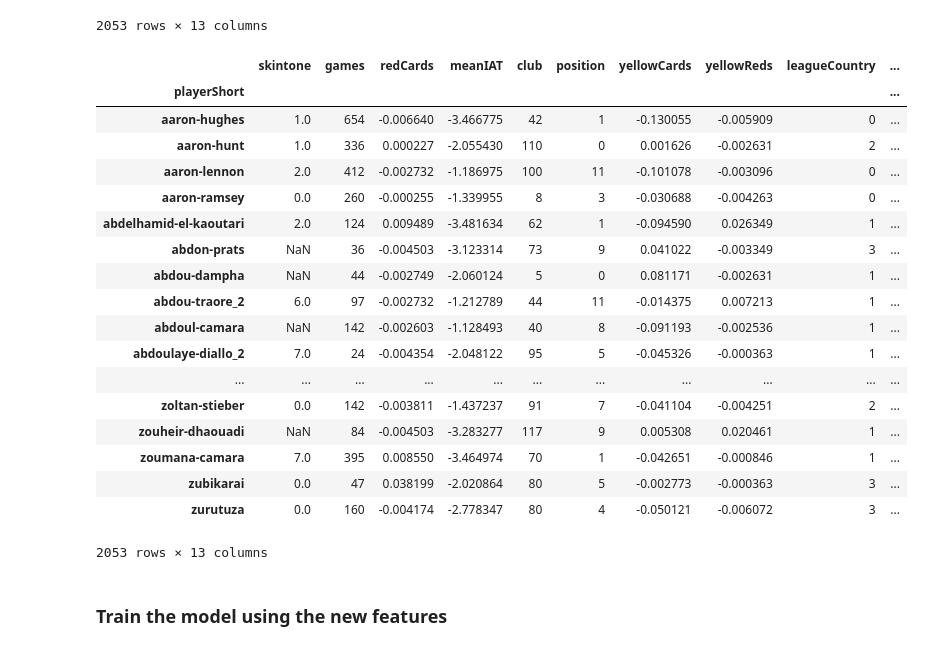
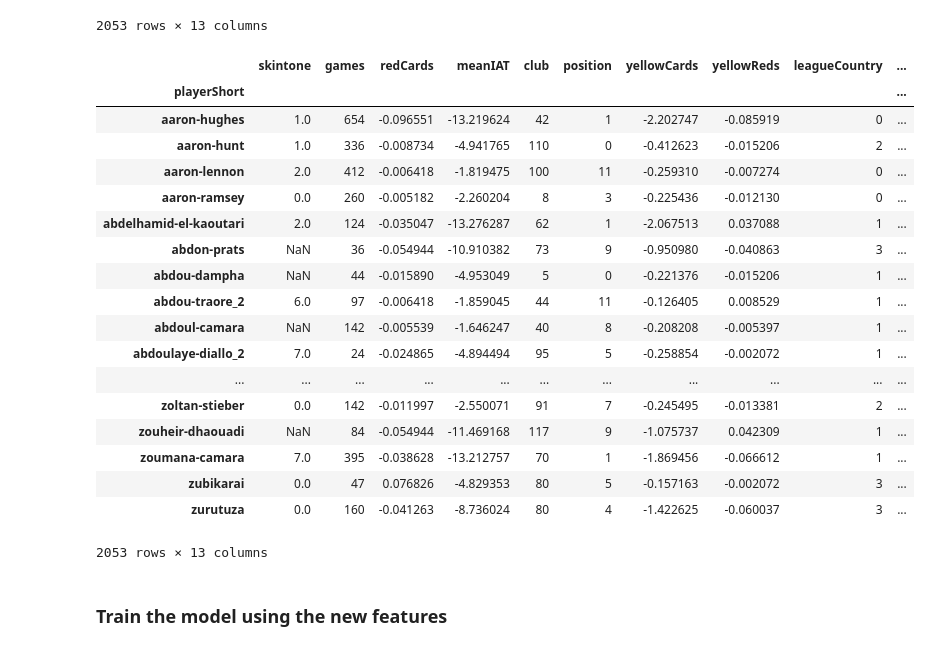
Before and after one commit to fdevillard/ada-homeworks, a Jupyter notebook: 04 - Applied ML/flo-skin-analysis.ipynb, the cells around one changed output. Saved outputs shown, nothing was run; the diff lists cells and outputs as text; code cells hidden in the pictures.

```diff
--- a/04 - Applied ML/flo-skin-analysis.ipynb
+++ b/04 - Applied ML/flo-skin-analysis.ipynb
@@ -514,9 +514,13 @@ average_value_per_position['meanIAT'] = average_value_per_position['meanIAT'] /
 
 average_value_per_position.drop('games', axis=1, inplace=True)
 
+# Take the product of meanIAT and cards
+for c in ['yellowCards', 'yellowReds', 'redCards']:
+    average_value_per_position[c] = average_value_per_position[c] * average_value_per_position['meanIAT']
+
 plot_avg = average_value_per_position.drop('meanIAT', axis=1).copy()
 plot_avg.index = plot_avg.index.map(label_encoders['position'].inverse_transform)
 
-plot_avg.sort_values('yellowCards').plot(kind='bar', title='Average penalities per match per position', rot=50)
+plot_avg.sort_values('yellowCards').plot(kind='bar', title='Average penalities per match per position adjusted with IAT', rot=50)
 # %% [output]
 <matplotlib.axes._subplots.AxesSubplot at 0x...>
@@ -574,31 +578,31 @@ per_player
 # %%
 present_fields = ['meanIAT', 'yellowCards', 'redCards', 'yellowReds']
 computed_fields = [field + END_PADDING for field in present_fields]
 
 for f in present_fields:
     computed_field = f + END_PADDING
-    per_player[f] = per_player[f] - per_player[computed_field]
+    per_player[f] = (per_player[f] - per_player[computed_field]) * per_player['meanIAT' + END_PADDING]
 
 per_player
 # %% [output]
 |  | skintone | games | redCards | meanIAT | club | position | yellowCards | yellowReds | leagueCountry | ... |
 | playerShort |  |  |  |  |  |  |  |  |  | ... |
-| aaron-hughes | 1.0 | 654 | -0.006640 | -3.466775 | 42 | 1 | -0.130055 | -0.005909 | 0 | ... |
-| aaron-hunt | 1.0 | 336 | 0.000227 | -2.055430 | 110 | 0 | 0.001626 | -0.002631 | 2 | ... |
-| aaron-lennon | 2.0 | 412 | -0.002732 | -1.186975 | 100 | 11 | -0.101078 | -0.003096 | 0 | ... |
-| aaron-ramsey | 0.0 | 260 | -0.000255 | -1.339955 | 8 | 3 | -0.030688 | -0.004263 | 0 | ... |
-| abdelhamid-el-kaoutari | 2.0 | 124 | 0.009489 | -3.481634 | 62 | 1 | -0.094590 | 0.026349 | 1 | ... |
-| abdon-prats | NaN | 36 | -0.004503 | -3.123314 | 73 | 9 | 0.041022 | -0.003349 | 3 | ... |
-| abdou-dampha | NaN | 44 | -0.002749 | -2.060124 | 5 | 0 | 0.081171 | -0.002631 | 1 | ... |
-| abdou-traore_2 | 6.0 | 97 | -0.002732 | -1.212789 | 44 | 11 | -0.014375 | 0.007213 | 1 | ... |
-| abdoul-camara | NaN | 142 | -0.002603 | -1.128493 | 40 | 8 | -0.091193 | -0.002536 | 1 | ... |
-| abdoulaye-diallo_2 | 7.0 | 24 | -0.004354 | -2.048122 | 95 | 5 | -0.045326 | -0.000363 | 1 | ... |
+| aaron-hughes | 1.0 | 654 | -0.096551 | -13.219624 | 42 | 1 | -2.202747 | -0.085919 | 0 | ... |
+| aaron-hunt | 1.0 | 336 | -0.008734 | -4.941765 | 110 | 0 | -0.412623 | -0.015206 | 2 | ... |
+| aaron-lennon | 2.0 | 412 | -0.006418 | -1.819475 | 100 | 11 | -0.259310 | -0.007274 | 0 | ... |
+| aaron-ramsey | 0.0 | 260 | -0.005182 | -2.260204 | 8 | 3 | -0.225436 | -0.012130 | 0 | ... |
+| abdelhamid-el-kaoutari | 2.0 | 124 | -0.035047 | -13.276287 | 62 | 1 | -2.067513 | 0.037088 | 1 | ... |
+| abdon-prats | NaN | 36 | -0.054944 | -10.910382 | 73 | 9 | -0.950980 | -0.040863 | 3 | ... |
+| abdou-dampha | NaN | 44 | -0.015890 | -4.953049 | 5 | 0 | -0.221376 | -0.015206 | 1 | ... |
+| abdou-traore_2 | 6.0 | 97 | -0.006418 | -1.859045 | 44 | 11 | -0.126405 | 0.008529 | 1 | ... |
+| abdoul-camara | NaN | 142 | -0.005539 | -1.646247 | 40 | 8 | -0.208208 | -0.005397 | 1 | ... |
+| abdoulaye-diallo_2 | 7.0 | 24 | -0.024865 | -4.894494 | 95 | 5 | -0.258854 | -0.002072 | 1 | ... |
 | ... | ... | ... | ... | ... | ... | ... | ... | ... | ... | ... |
-| zoltan-stieber | 0.0 | 142 | -0.003811 | -1.437237 | 91 | 7 | -0.041104 | -0.004251 | 2 | ... |
-| zouheir-dhaouadi | NaN | 84 | -0.004503 | -3.283277 | 117 | 9 | 0.005308 | 0.020461 | 1 | ... |
-| zoumana-camara | 7.0 | 395 | 0.008550 | -3.464974 | 70 | 1 | -0.042651 | -0.000846 | 1 | ... |
-| zubikarai | 0.0 | 47 | 0.038199 | -2.020864 | 80 | 5 | -0.002773 | -0.000363 | 3 | ... |
-| zurutuza | 0.0 | 160 | -0.004174 | -2.778347 | 80 | 4 | -0.050121 | -0.006072 | 3 | ... |
+| zoltan-stieber | 0.0 | 142 | -0.011997 | -2.550071 | 91 | 7 | -0.245495 | -0.013381 | 2 | ... |
+| zouheir-dhaouadi | NaN | 84 | -0.054944 | -11.469168 | 117 | 9 | -1.075737 | 0.042309 | 1 | ... |
+| zoumana-camara | 7.0 | 395 | -0.038628 | -13.212757 | 70 | 1 | -1.869456 | -0.066612 | 1 | ... |
+| zubikarai | 0.0 | 47 | 0.076826 | -4.829353 | 80 | 5 | -0.157163 | -0.002072 | 3 | ... |
+| zurutuza | 0.0 | 160 | -0.041263 | -8.736024 | 80 | 4 | -1.422625 | -0.060037 | 3 | ... |
 2053 rows × 13 columns
 # %% [markdown]
 ### Train the model using the new features
```
Also changed, not shown: parts of 4 cells of this notebook.
